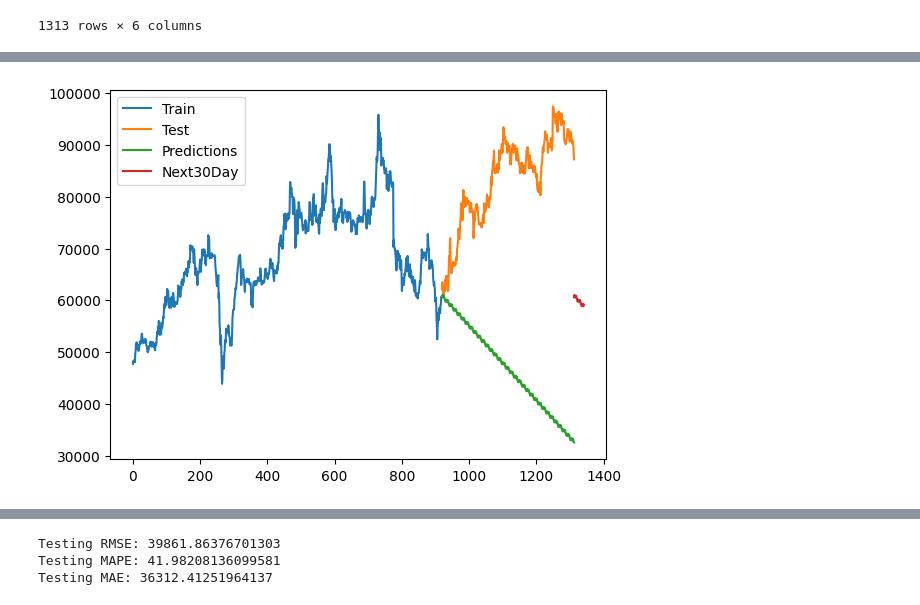
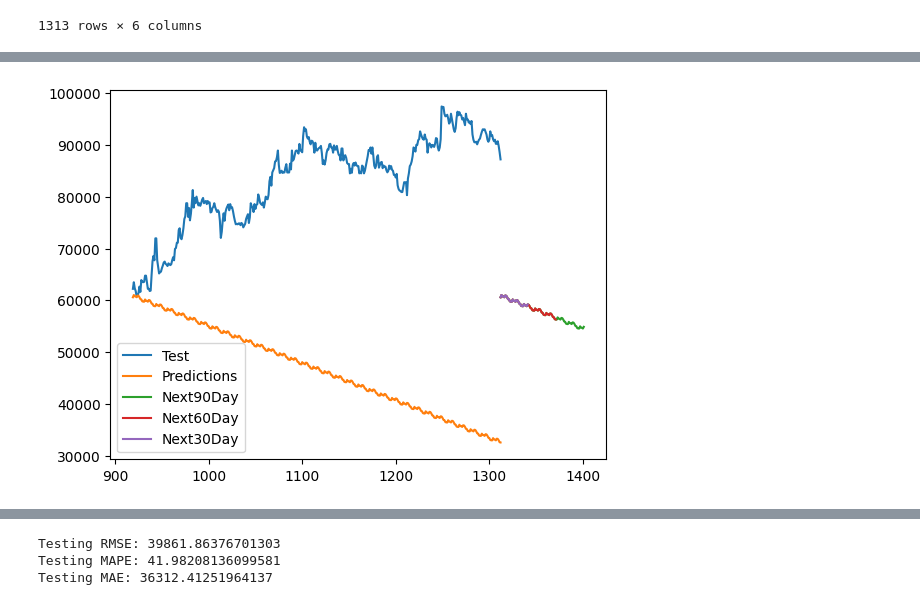
Before and after one commit to UIT21522539/IS403_O22_HTCL_09, a Jupyter notebook: Model/ARIMA/ARIMA-VCB-7-3.ipynb, the cells around one changed output, grey strips where cells are left out. Saved outputs shown, nothing was run; the diff lists cells and outputs as text; code cells hidden in the pictures.

```diff
--- a/Model/ARIMA/ARIMA-VCB-7-3.ipynb
+++ b/Model/ARIMA/ARIMA-VCB-7-3.ipynb
@@ -229,10 +179,11 @@ Length: 90, dtype: float64
 # %%
-#11. Vẽ đồ thị các giá trị từ train tới test và dự đoán 30 ngày sau
-plt.plot(train_data.index, train_data['Price'])
+#11. Vẽ đồ thị các giá trị từ train tới test và dự đoán 90 ngày sau
 plt.plot(test_data.index, test_data['Price'])
 plt.plot(test_data.index, y_pred)
+plt.plot(last_data_90,y_next_90_days)
+plt.plot(last_data_60,y_next_60_days)
 plt.plot(last_data_30,y_next_30_days)
-plt.legend(['Train', 'Test', 'Predictions','Next30Day'])
+plt.legend([ 'Test', 'Predictions','Next90Day','Next60Day','Next30Day'])
 plt.show()
 # %% [output]
-[figure, old version]
+[figure, new version]
```
Also changed, not shown: parts of 8 cells of this notebook, 26 other files.
